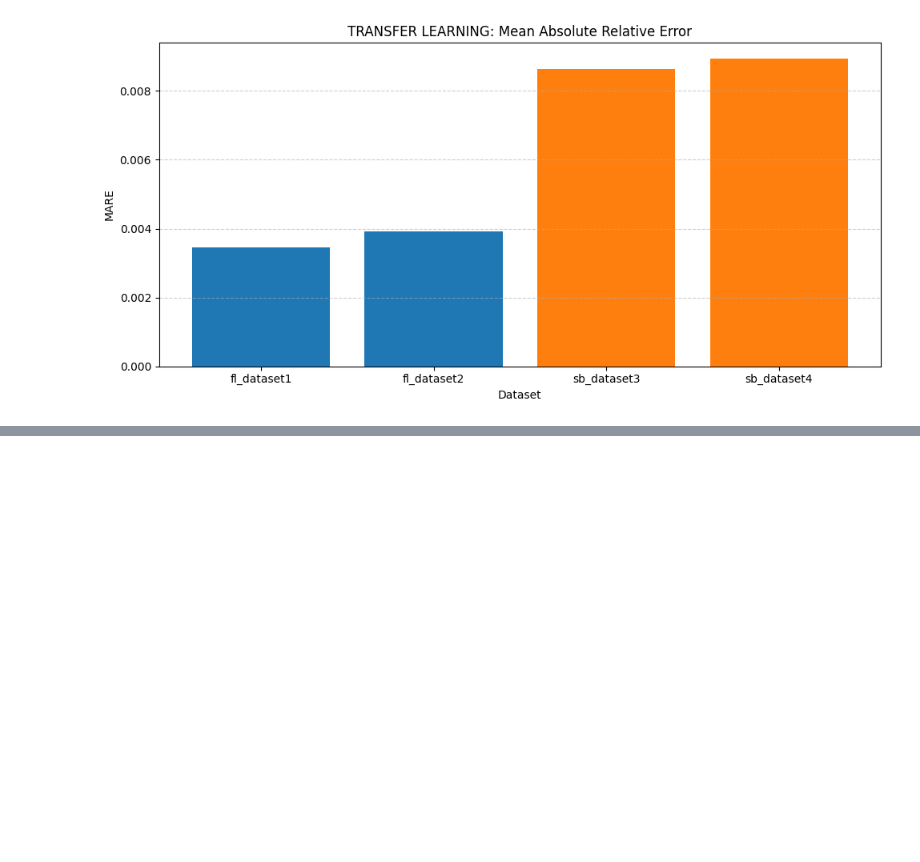
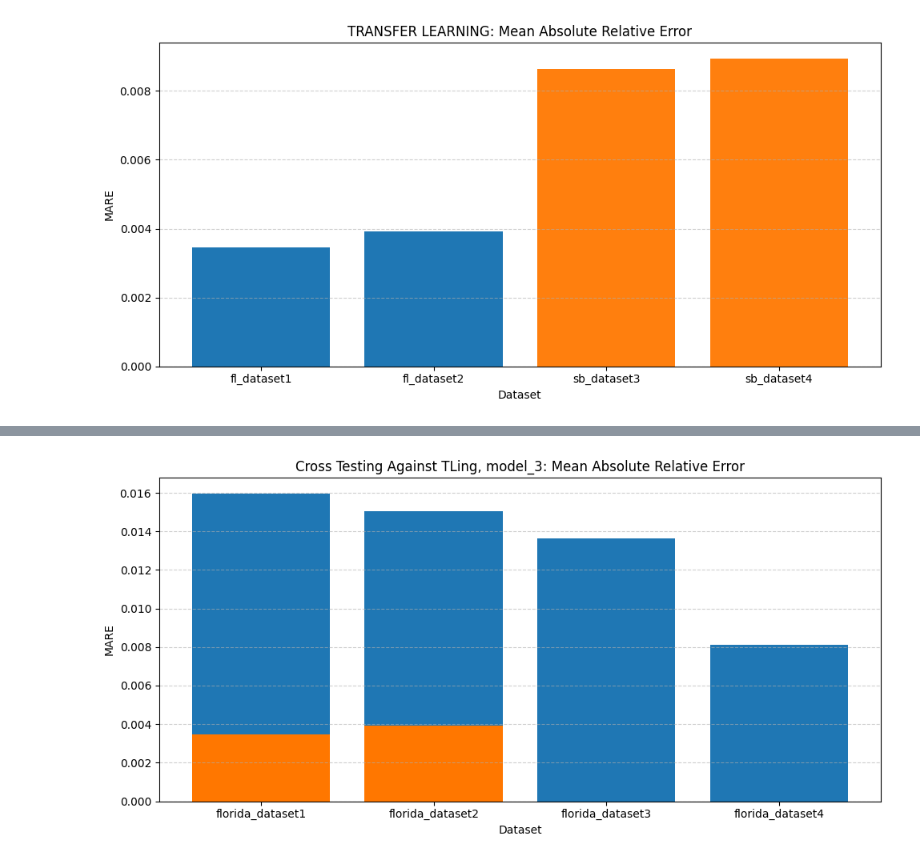
Before and after one commit to rzv09/smores_proj, a Jupyter notebook: src/plotting_bars.ipynb, the cells around one changed output, grey strips where cells are left out. Saved outputs shown, nothing was run; the diff lists cells and outputs as text; code cells hidden in the pictures; blank space fills up the shorter version.

```diff
--- a/src/plotting_bars.ipynb
+++ b/src/plotting_bars.ipynb
@@ -25,0 +55,4 @@ plot(TL_filepath, 'TRANSFER')
+# %%
+plot(CT_filepath, TL_filepath, 'Cross Testing Against TLing', 'model_3')
+# %% [output]
+[figure, added]
```
Also changed, not shown: parts of 10 cells of this notebook, 9 other files.
